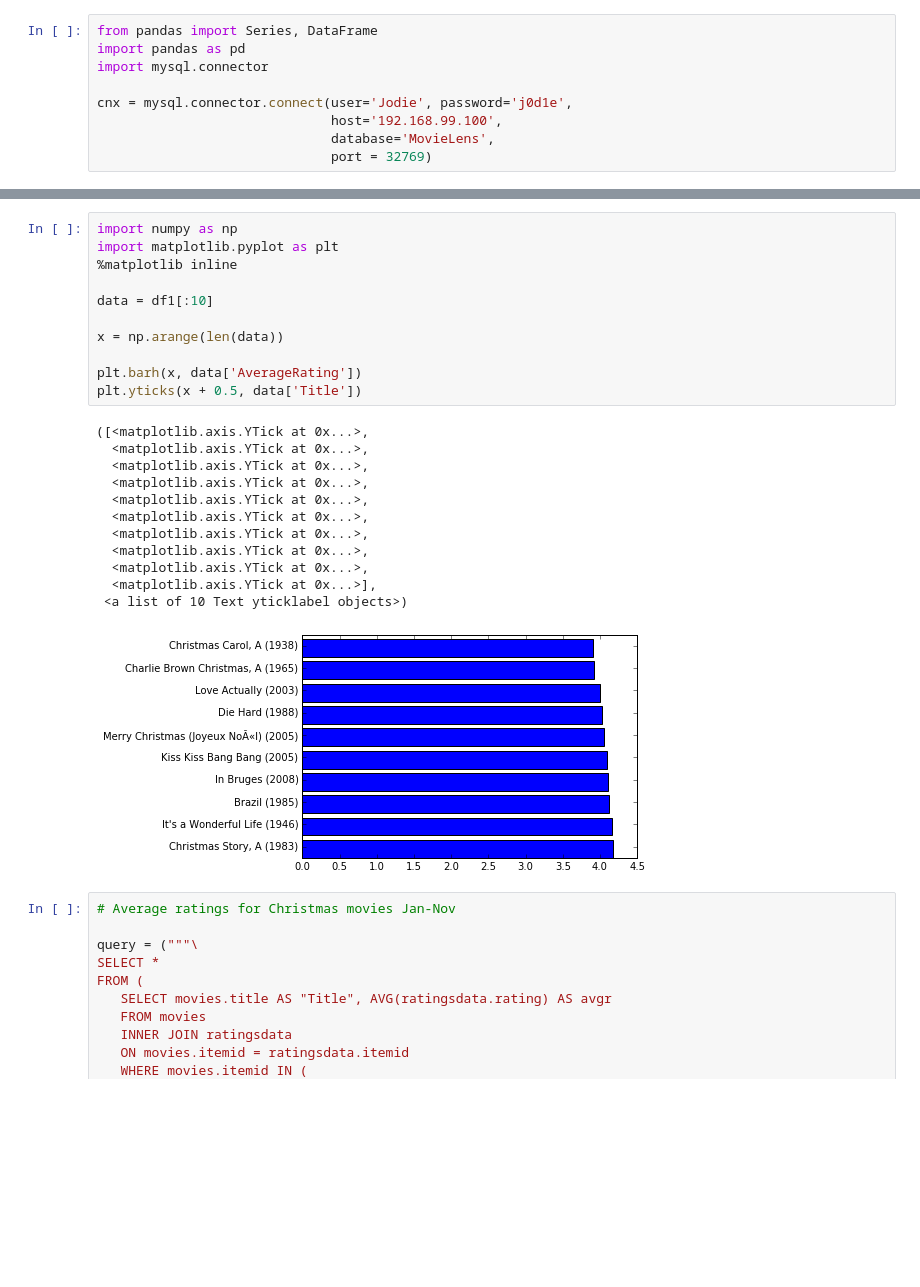
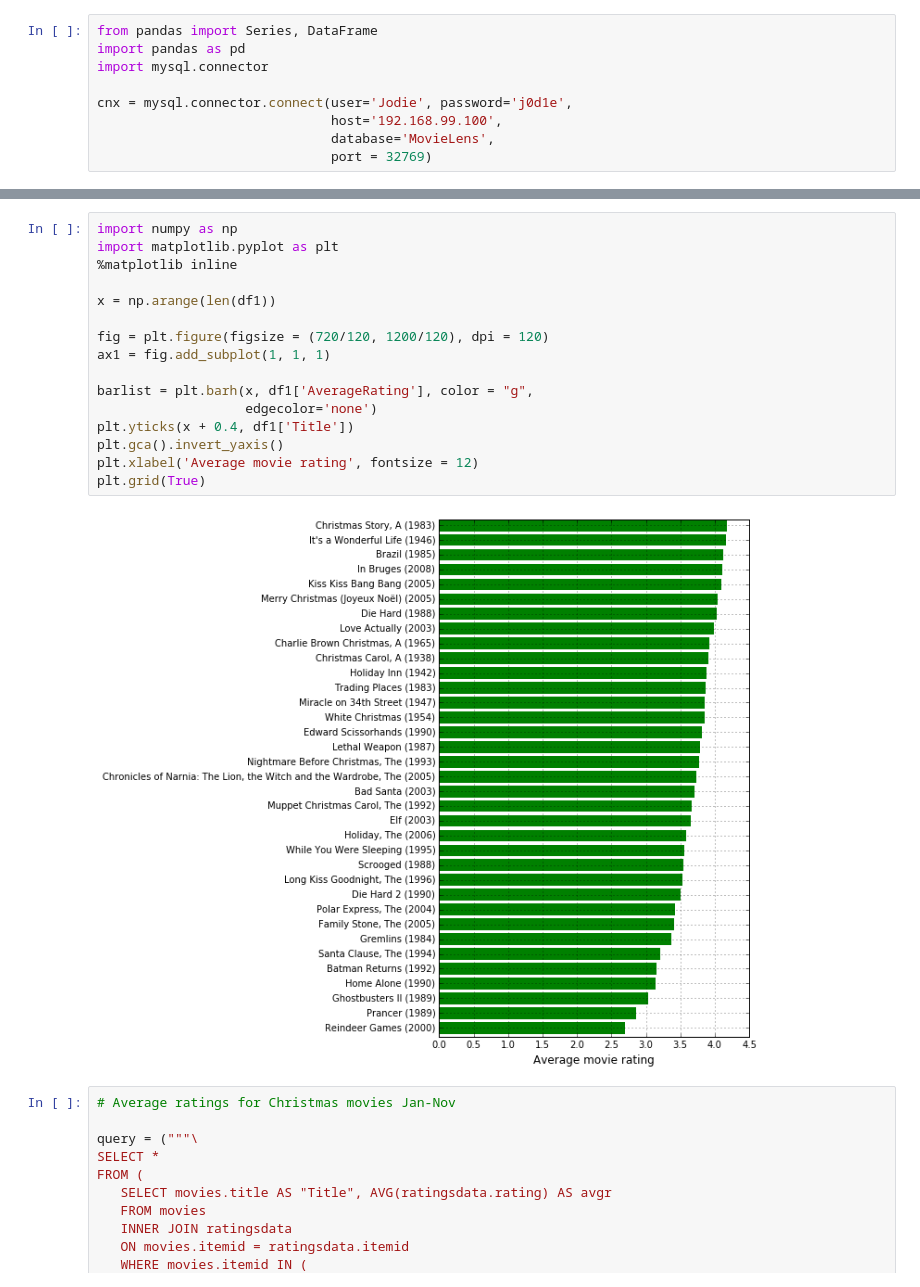
Before and after one commit to t-redactyl/MovieLens-analysis, a Jupyter notebook: Christmas movies scrapping.ipynb, the cells around one changed output, grey strips where cells are left out. Cells and saved outputs as stored; diff of their text form; blank space fills up the shorter version.

Commit message:
Almost finished plots

```diff
--- a/Christmas movies scrapping.ipynb
+++ b/Christmas movies scrapping.ipynb
@@ -201,27 +170,21 @@ df1
 # %%
 import numpy as np
 import matplotlib.pyplot as plt
 %matplotlib inline
 
-data = df1[:10]
+x = np.arange(len(df1))
 
-x = np.arange(len(data))
+fig = plt.figure(figsize = (720/120, 1200/120), dpi = 120)
+ax1 = fig.add_subplot(1, 1, 1)
 
-plt.barh(x, data['AverageRating'])
-plt.yticks(x + 0.5, data['Title'])
+barlist = plt.barh(x, df1['AverageRating'], color = "g",
+                   edgecolor='none')
+plt.yticks(x + 0.4, df1['Title'])
+plt.gca().invert_yaxis()
+plt.xlabel('Average movie rating', fontsize = 12)
+plt.grid(True)
 # %% [output]
-([<matplotlib.axis.YTick at 0x...>,
-  <matplotlib.axis.YTick at 0x...>,
-  <matplotlib.axis.YTick at 0x...>,
-  <matplotlib.axis.YTick at 0x...>,
-  <matplotlib.axis.YTick at 0x...>,
-  <matplotlib.axis.YTick at 0x...>,
-  <matplotlib.axis.YTick at 0x...>,
-  <matplotlib.axis.YTick at 0x...>,
-  <matplotlib.axis.YTick at 0x...>,
-  <matplotlib.axis.YTick at 0x...>],
- <a list of 10 Text yticklabel objects>)
-[figure, old version]
+[figure, new version]
 # %%
 # Average ratings for Christmas movies Jan-Nov
 
```
Also changed, not shown: parts of 22 cells of this notebook.
